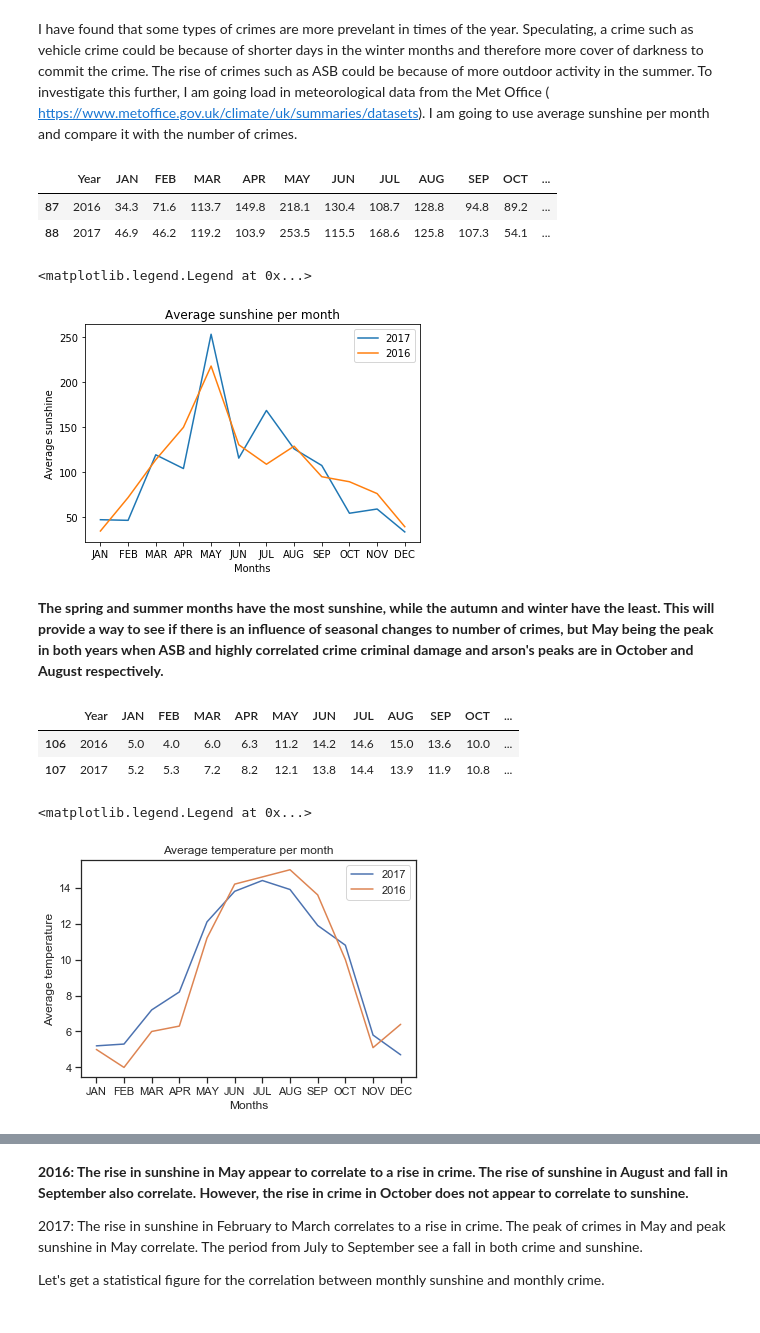
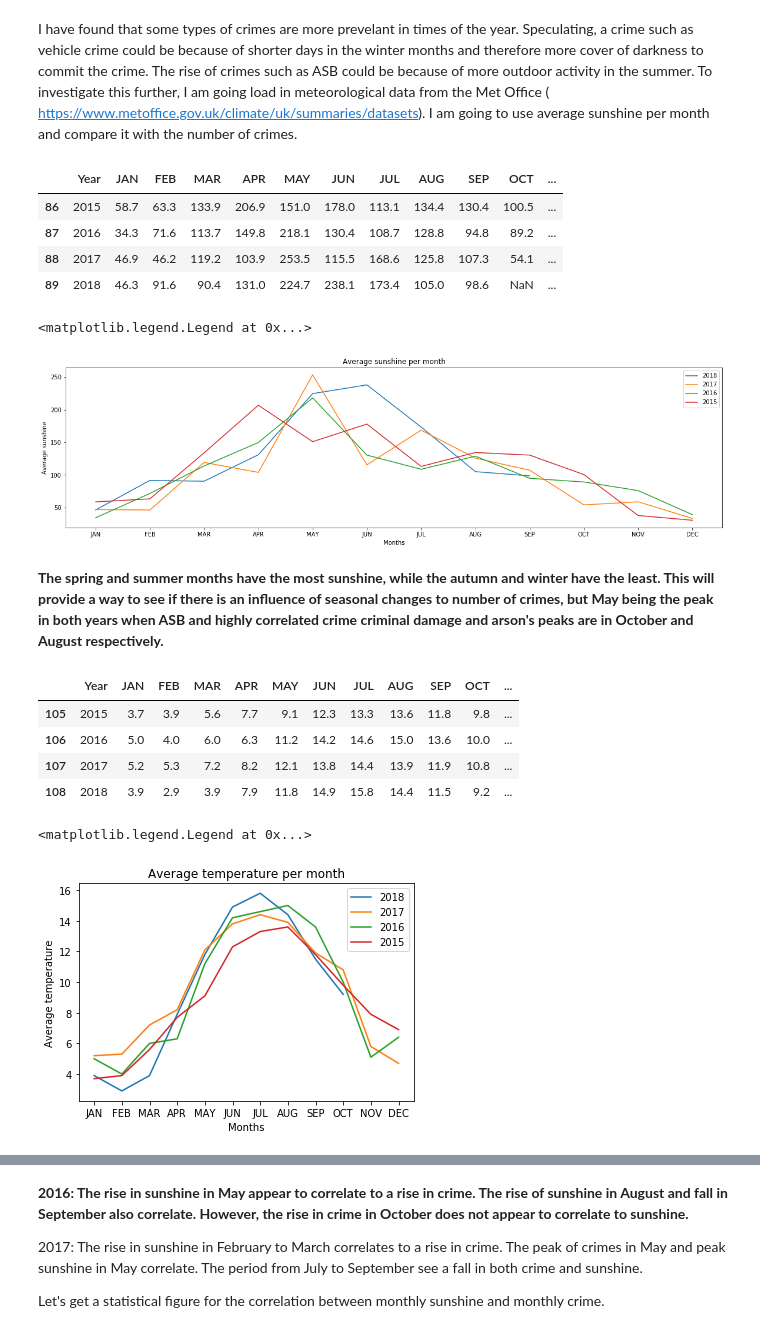
Before and after one commit to JBailey96/PSNI-Crime-Data-EDA, a Jupyter notebook: Crime EDA.ipynb, the cells around one changed output, grey strips where cells are left out. Cells and saved outputs as stored; diff of their text form; code cells hidden in the pictures.

```diff
--- a/Crime EDA.ipynb
+++ b/Crime EDA.ipynb
@@ -626,32 +670,39 @@ The frequency of ASB and criminal damage and arson are visually similar in their
 I have found that some types of crimes are more prevelant in times of the year. Speculating, a crime such as vehicle crime could be because of shorter days in the winter months and therefore more cover of darkness to commit the crime. The rise of crimes such as ASB could be because of more outdoor activity in the summer. To investigate this further, I am going load in meteorological data from the Met Office ( https://www.metoffice.gov.uk/climate/uk/summaries/datasets). I am going to use average sunshine per month and compare it with the number of crimes.
 # %%
 monthly_sunshine = pd.read_csv('data/MetOffice/Northern_Ireland_Sunshine.csv')
-monthly_sunshine_2016_2017 = monthly_sunshine[(monthly_sunshine.Year == 2016) | (monthly_sunshine.Year == 2017)]
-monthly_sunshine_2016_2017.head()
+monthly_sunshine_4_years = monthly_sunshine[(monthly_sunshine.Year >= 2015)]
+monthly_sunshine_4_years.head()
 # %% [output]
 |  | Year | JAN | FEB | MAR | APR | MAY | JUN | JUL | AUG | SEP | OCT | ... |
+| 86 | 2015 | 58.7 | 63.3 | 133.9 | 206.9 | 151.0 | 178.0 | 113.1 | 134.4 | 130.4 | 100.5 | ... |
 | 87 | 2016 | 34.3 | 71.6 | 113.7 | 149.8 | 218.1 | 130.4 | 108.7 | 128.8 | 94.8 | 89.2 | ... |
 | 88 | 2017 | 46.9 | 46.2 | 119.2 | 103.9 | 253.5 | 115.5 | 168.6 | 125.8 | 107.3 | 54.1 | ... |
+| 89 | 2018 | 46.3 | 91.6 | 90.4 | 131.0 | 224.7 | 238.1 | 173.4 | 105.0 | 98.6 | NaN | ... |
 # %%
-monthly_sunshine_2016_2017 = monthly_sunshine_2016_2017.drop(['WIN', 'SPR', 'SUM', 'AUT', 'ANN'],  axis=1)
+monthly_sunshine_4_years = monthly_sunshine_4_years.drop(['WIN', 'SPR', 'SUM', 'AUT', 'ANN'],  axis=1)
 # %%
-plt.plot(monthly_sunshine_2016_2017.drop('Year', axis=1).columns.tolist(), monthly_sunshine_2016_2017[monthly_sunshine_2016_2017['Year'] == 2017].drop('Year', axis=1).values.flatten().tolist())
-plt.plot(monthly_sunshine_2016_2017.drop('Year', axis=1).columns.tolist(), monthly_sunshine_2016_2017[monthly_sunshine_2016_2017['Year'] == 2016].drop('Year', axis=1).values.flatten().tolist())
+plt.figure(figsize=(20,5))
+plt.plot(monthly_sunshine_4_years.drop('Year', axis=1).columns.tolist(), monthly_sunshine_4_years[monthly_sunshine_4_years['Year'] == 2018].drop('Year', axis=1).values.flatten().tolist())
+plt.plot(monthly_sunshine_4_years.drop('Year', axis=1).columns.tolist(), monthly_sunshine_4_years[monthly_sunshine_4_years['Year'] == 2017].drop('Year', axis=1).values.flatten().tolist())
+plt.plot(monthly_sunshine_4_years.drop('Year', axis=1).columns.tolist(), monthly_sunshine_4_years[monthly_sunshine_4_years['Year'] == 2016].drop('Year', axis=1).values.flatten().tolist())
+plt.plot(monthly_sunshine_4_years.drop('Year', axis=1).columns.tolist(), monthly_sunshine_4_years[monthly_sunshine_4_years['Year'] == 2015].drop('Year', axis=1).values.flatten().tolist())
 plt.xlabel('Months')
 plt.ylabel('Average sunshine')
 plt.title("Average sunshine per month")
-plt.legend(['2017', '2016'])
+plt.legend(['2018', '2017', '2016', '2015'])
 # %% [output]
 <matplotlib.legend.Legend at 0x...>
-[figure, old version]
+[figure, new version]
 # %% [markdown]
 <b> The spring and summer months have the most sunshine, while the autumn and winter have the least. This will provide a way to see if there is an influence of seasonal changes to number of crimes, but May being the peak in both years when ASB and highly correlated crime criminal damage and arson's peaks are in October and August respectively. </b>
 # %%
 mean_monthly_temp = pd.read_csv('data/MetOffice/Northern_Ireland_Mean_Temp.csv')
-mean_temp_2016_2017 = mean_monthly_temp[(mean_monthly_temp.Year == 2016) | (mean_monthly_temp.Year == 2017)]
-mean_temp_2016_2017.head()
+mean_temp_4_years = mean_monthly_temp[(mean_monthly_temp.Year >= 2015)]
+mean_temp_4_years.head()
 # %% [output]
 |  | Year | JAN | FEB | MAR | APR | MAY | JUN | JUL | AUG | SEP | OCT | ... |
+| 105 | 2015 | 3.7 | 3.9 | 5.6 | 7.7 | 9.1 | 12.3 | 13.3 | 13.6 | 11.8 | 9.8 | ... |
 | 106 | 2016 | 5.0 | 4.0 | 6.0 | 6.3 | 11.2 | 14.2 | 14.6 | 15.0 | 13.6 | 10.0 | ... |
 | 107 | 2017 | 5.2 | 5.3 | 7.2 | 8.2 | 12.1 | 13.8 | 14.4 | 13.9 | 11.9 | 10.8 | ... |
+| 108 | 2018 | 3.9 | 2.9 | 3.9 | 7.9 | 11.8 | 14.9 | 15.8 | 14.4 | 11.5 | 9.2 | ... |
 # %%
@@ -659,13 +710,15 @@ mean_temp_2016_2017 = mean_temp_2016_2017.drop(['WIN', 'SPR', 'SUM', 'AUT', 'ANN
 # %%
-plt.plot(mean_temp_2016_2017.drop('Year', axis=1).columns.tolist(), mean_temp_2016_2017[mean_temp_2016_2017['Year'] == 2017].drop('Year', axis=1).values.flatten().tolist())
-plt.plot(mean_temp_2016_2017.drop('Year', axis=1).columns.tolist(), mean_temp_2016_2017[mean_temp_2016_2017['Year'] == 2016].drop('Year', axis=1).values.flatten().tolist())
+plt.plot(mean_temp_4_years.drop('Year', axis=1).columns.tolist(), mean_temp_4_years[mean_temp_4_years['Year'] == 2018].drop('Year', axis=1).values.flatten().tolist())
+plt.plot(mean_temp_4_years.drop('Year', axis=1).columns.tolist(), mean_temp_4_years[mean_temp_4_years['Year'] == 2017].drop('Year', axis=1).values.flatten().tolist())
+plt.plot(mean_temp_4_years.drop('Year', axis=1).columns.tolist(), mean_temp_4_years[mean_temp_4_years['Year'] == 2016].drop('Year', axis=1).values.flatten().tolist())
+plt.plot(mean_temp_4_years.drop('Year', axis=1).columns.tolist(), mean_temp_4_years[mean_temp_4_years['Year'] == 2015].drop('Year', axis=1).values.flatten().tolist())
 plt.xlabel('Months')
 plt.ylabel('Average temperature')
 plt.title("Average temperature per month")
-plt.legend(['2017', '2016'])
+plt.legend(['2018', '2017', '2016', '2015'])
 # %% [output]
 <matplotlib.legend.Legend at 0x...>
-[figure, old version]
+[figure, new version]
 # %%
 plt.figure(figsize=(15,10))
 plt.subplot(2, 1, 1)
```
Also changed, not shown: parts of 54 cells of this notebook, 1 other file.
